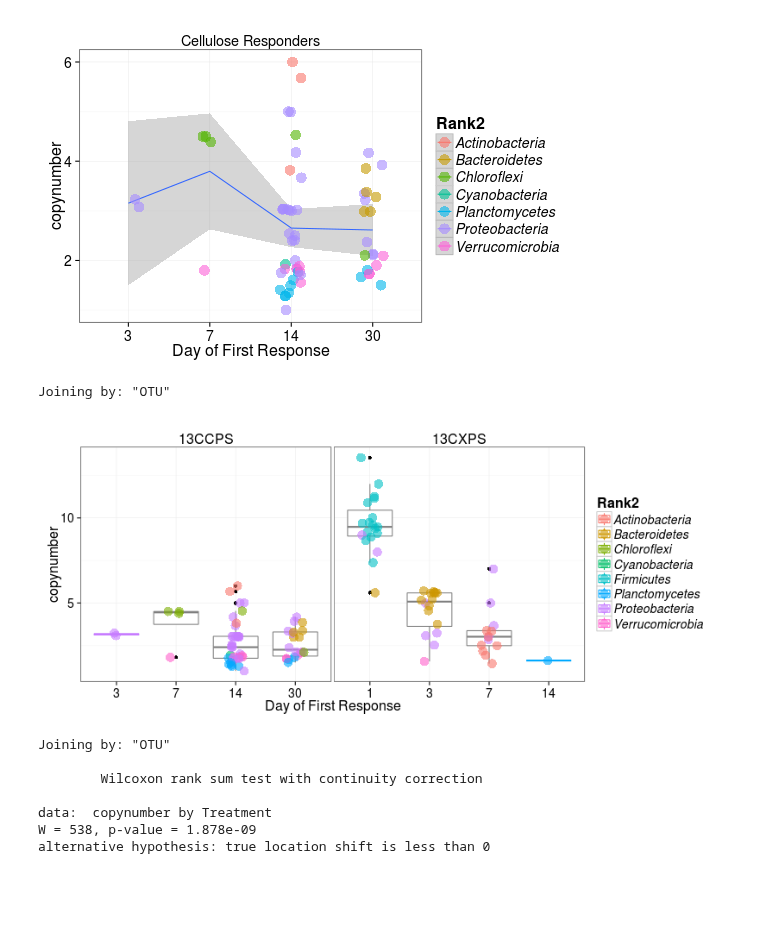
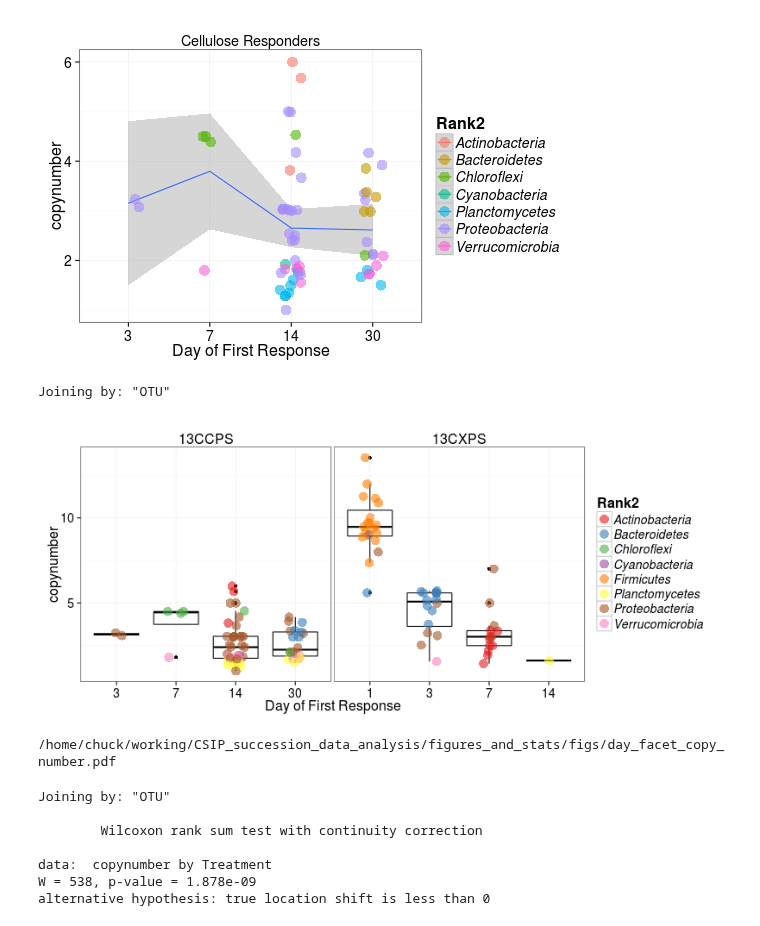
Before and after one commit to chuckpr/CSIP_succession_data_analysis, a Jupyter notebook: figures_and_stats/copy_number.ipynb, the cells around one changed output. Saved outputs shown, nothing was run; the diff lists cells and outputs as text; code cells hidden in the pictures; blank space fills up the shorter version.

Commit message:
day facet figure new colors and filelink

```diff
--- a/figures_and_stats/copy_number.ipynb
+++ b/figures_and_stats/copy_number.ipynb
@@ -204,34 +204,38 @@ Residuals   59  80.02   1.356
 # %%
 %%R -w 800 -h 350
 FDR = 0.10
+
+getPalette = colorRampPalette(brewer.pal(8, "Set1"))
 
 d = l2fc.df %>%
     filter(padj <= FDR) %>%
     group_by(OTU, Treatment, Rank2) %>%
     summarize(Day = min(Day))
 
 d = left_join(d, copynum.df)
 
 p = ggplot(d, aes(x = factor(Day), y = copynumber, color = Rank2))
 
 p = p + facet_grid(.~Treatment, scales = "free_x", space = "free_x")
 
-p = p + geom_boxplot(aes(group = Day))
+p = p + geom_boxplot(aes(group = Day), color = "black")
 
 p = p + geom_point(size = 5, alpha = 0.60, position = position_jitter(w = 0.15))
+
+p = p + scale_color_manual(values=getPalette(8))
 
 p = p + theme_bw()
 
 p = p + theme(axis.text = element_text(size = 14),
               axis.title = element_text(size = 16),
               legend.title = element_text(size = 16),
               legend.text = element_text(size = 14, face = "italic"),
               strip.text = element_text(size = 16),
               strip.background = element_blank())
 
 p = p + labs(x = "Day of First Response")
 
 p
 # %% [output]
 Joining by: "OTU"
-[figure, old version]
+[figure, new version]
@@ -238,3 +245,7 @@ Joining by: "OTU"
+# %%
+FileLink("figs/day_facet_copy_number.pdf")
+# %% [output]
+/home/chuck/working/CSIP_succession_data_analysis/figures_and_stats/figs/day_facet_copy_number.pdf
 # %%
 %%R -w 550 -h 350
 FDR = 0.10
```
Also changed, not shown: parts of 1 cell of this notebook, 1 other file.
